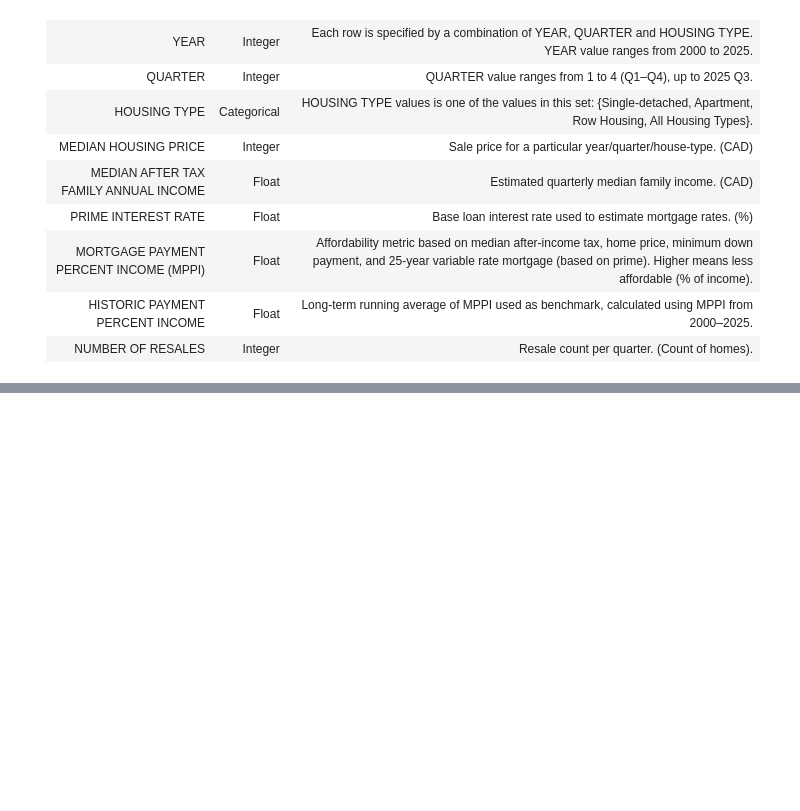
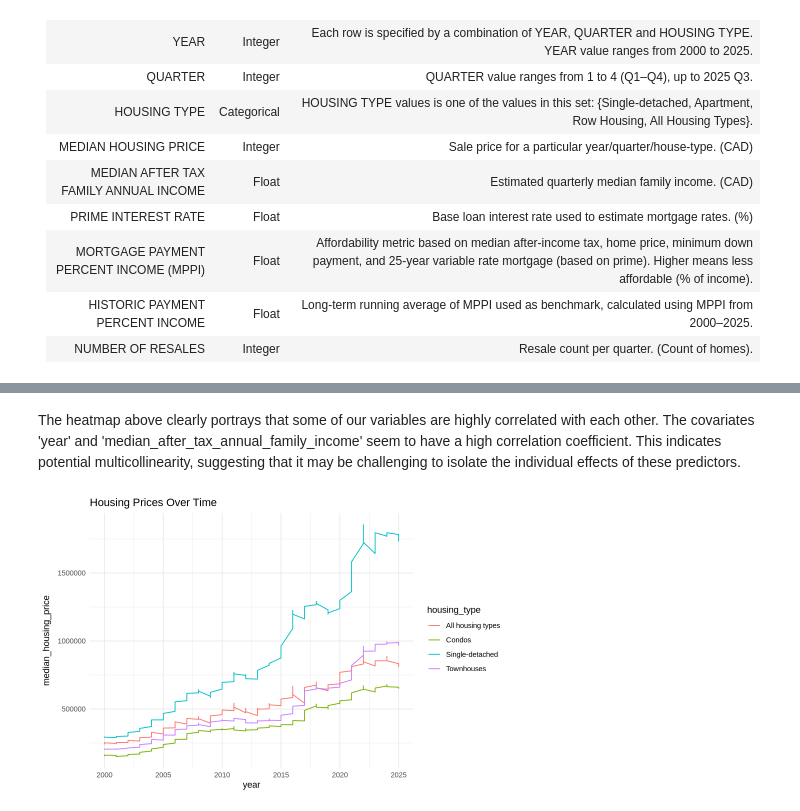
Before and after one commit to Myra05/STAT-306-project, a Jupyter notebook: project_report.ipynb, the cells around one changed output, grey strips where cells are left out. Saved outputs shown, nothing was run; the diff lists cells and outputs as text; code cells hidden in the pictures; blank space fills up the shorter version.

```diff
--- a/project_report.ipynb
+++ b/project_report.ipynb
@@ -79,0 +146,12 @@ The data was almost completely clean from the start, there was nothing missing,
+# %% [markdown]
+The heatmap above clearly portrays that some of our variables are highly correlated with each other. The covariates 'year' and 'median_after_tax_annual_family_income' seem to have a high correlation coefficient. This indicates potential multicollinearity, suggesting that it may be challenging to isolate the individual effects of these predictors.
+# %%
+#Time trend
+line_plot = ggplot(vancouver_data) +
+  geom_line(aes(x = year, y = median_housing_price, color = housing_type)) +
+  theme_minimal() +
+  labs(title = "Housing Prices Over Time")
+options(repr.plot.width = 8, repr.plot.height = 5)
+line_plot
+# %% [output]
+[figure, added]
```
Also changed, not shown: parts of 12 cells of this notebook.
